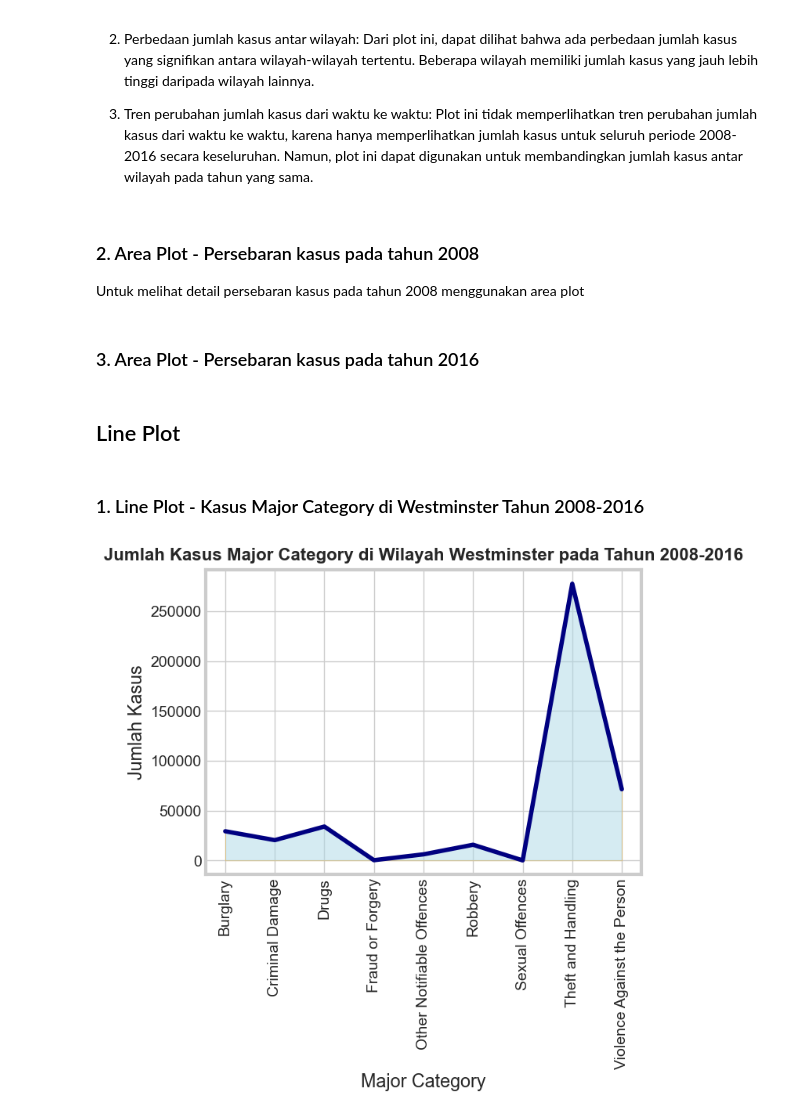
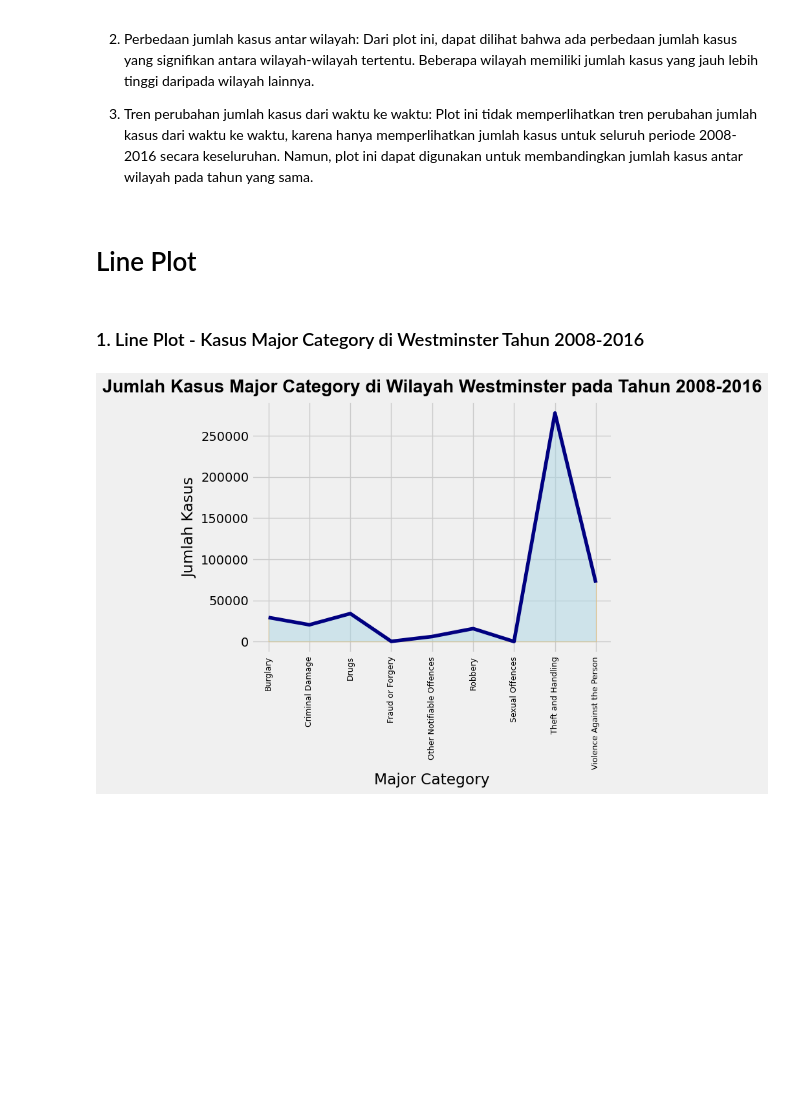
Before and after one commit to nuraln/python-01, a Jupyter notebook: data-crime-analism.ipynb, the cells around one changed output. Saved outputs shown, nothing was run; the diff lists cells and outputs as text; code cells hidden in the pictures; blank space fills up the shorter version.

```diff
--- a/data-crime-analism.ipynb
+++ b/data-crime-analism.ipynb
@@ -46,3 +28,5 @@ Berikut adalah deskripsi untuk setiap kolom pada dataset "london_crime" dari Kag
+# %%
+df = pd.read_csv('../london_crime_by_lsoa.csv')
 # %%
 #  Menampilkan dimensi dari dataframe  (jumlah baris, jumlah kolom)
 df.shape
@@ -269,6 +296,3 @@ Analisis dari plot ini dapat dilihat dari beberapa aspek berikut:
 2. Perbedaan jumlah kasus antar wilayah: Dari plot ini, dapat dilihat bahwa ada perbedaan jumlah kasus yang signifikan antara wilayah-wilayah tertentu. Beberapa wilayah memiliki jumlah kasus yang jauh lebih tinggi daripada wilayah lainnya.
 
 3. Tren perubahan jumlah kasus dari waktu ke waktu: Plot ini tidak memperlihatkan tren perubahan jumlah kasus dari waktu ke waktu, karena hanya memperlihatkan jumlah kasus untuk seluruh periode 2008-2016 secara keseluruhan. Namun, plot ini dapat digunakan untuk membandingkan jumlah kasus antar wilayah pada tahun yang sama.
-# %% [markdown]
-### 2. Area Plot - Persebaran kasus pada tahun 2008
-Untuk melihat detail persebaran kasus pada tahun 2008 menggunakan area plot
@@ -286,20 +299,19 @@ Untuk melihat detail persebaran kasus pada tahun 2008 menggunakan area plot
-# %% [markdown]
-### 3. Area Plot - Persebaran kasus pada tahun 2016
 # %% [markdown]
-## Line Plot
+# Line Plot
 # %% [markdown]
 ### 1. Line Plot - Kasus Major Category di Westminster Tahun 2008-2016
 # %%
-# Membuat variabel untuk menampung data Westminster
+# Creating a variable to store major case data for Westminster.
 df_westminster = df[(df['borough']=='Westminster')].groupby('major_category')['value'].sum()
 
-plt.title('Jumlah Kasus Major Category di Wilayah Westminster pada Tahun 2008-2016', fontdict={'fontname':'Arial', 'fontsize': 16, 'fontweight': 'bold', 'verticalalignment': 'bottom', 'y': 2.1})
+# create plot
+plt.title('Jumlah Kasus Major Category di Wilayah Westminster pada Tahun 2008-2016', fontdict={'fontname':'Arial', 'fontsize': 20, 'fontweight': 'bold', 'verticalalignment': 'bottom', 'y': 1.05})
 plt.fill_between(df_westminster.index, df_westminster.values, alpha=0.5, color='orange', facecolor='lightblue')
 df_westminster.plot(kind='line',color='navy')
-plt.xticks(rotation=90)
+plt.xticks(rotation=90, fontsize=9)
 plt.xlabel('Major Category')
 plt.ylabel('Jumlah Kasus')
 
 plt.show()
 # %% [output]
-[figure, old version]
+[figure, new version]
```
Also changed, not shown: parts of 20 cells of this notebook, 1 other file.
